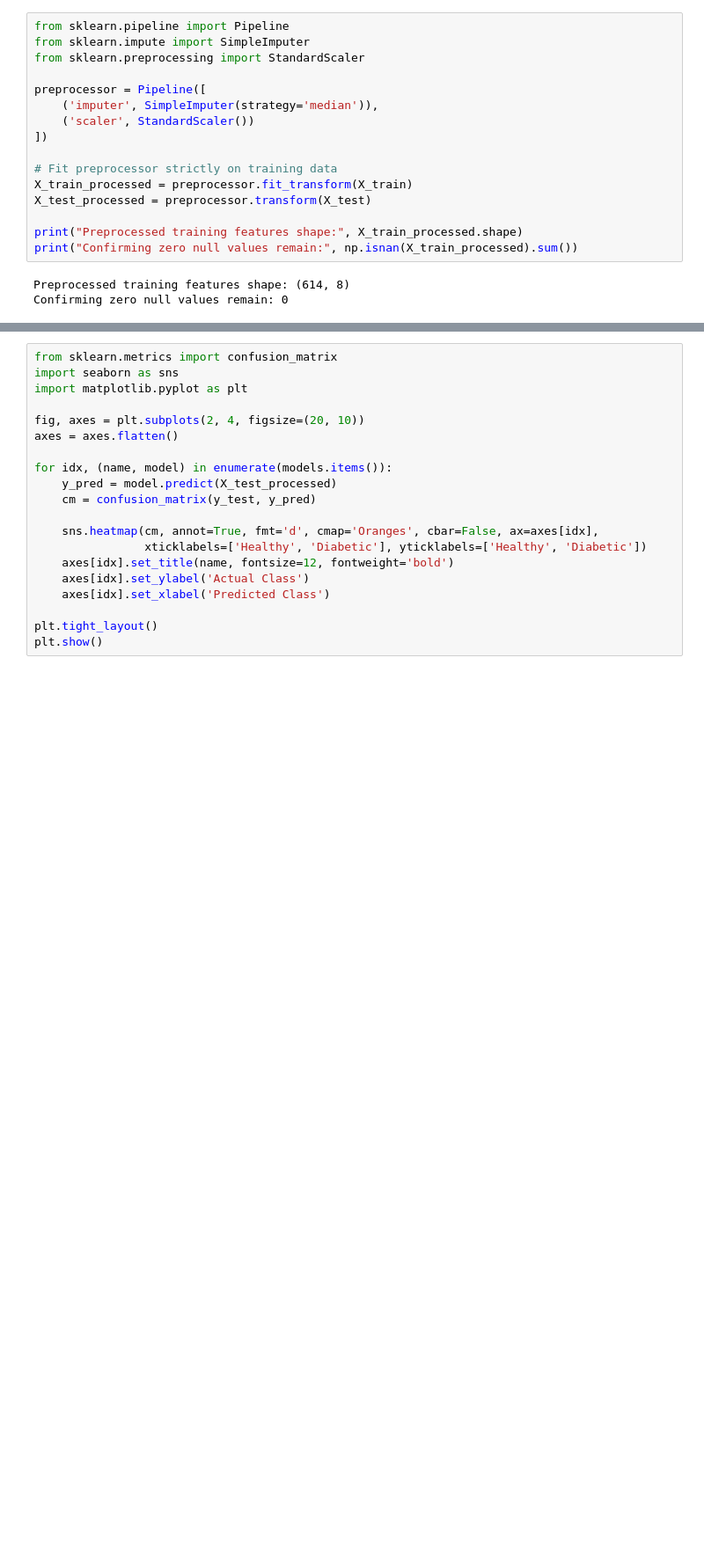
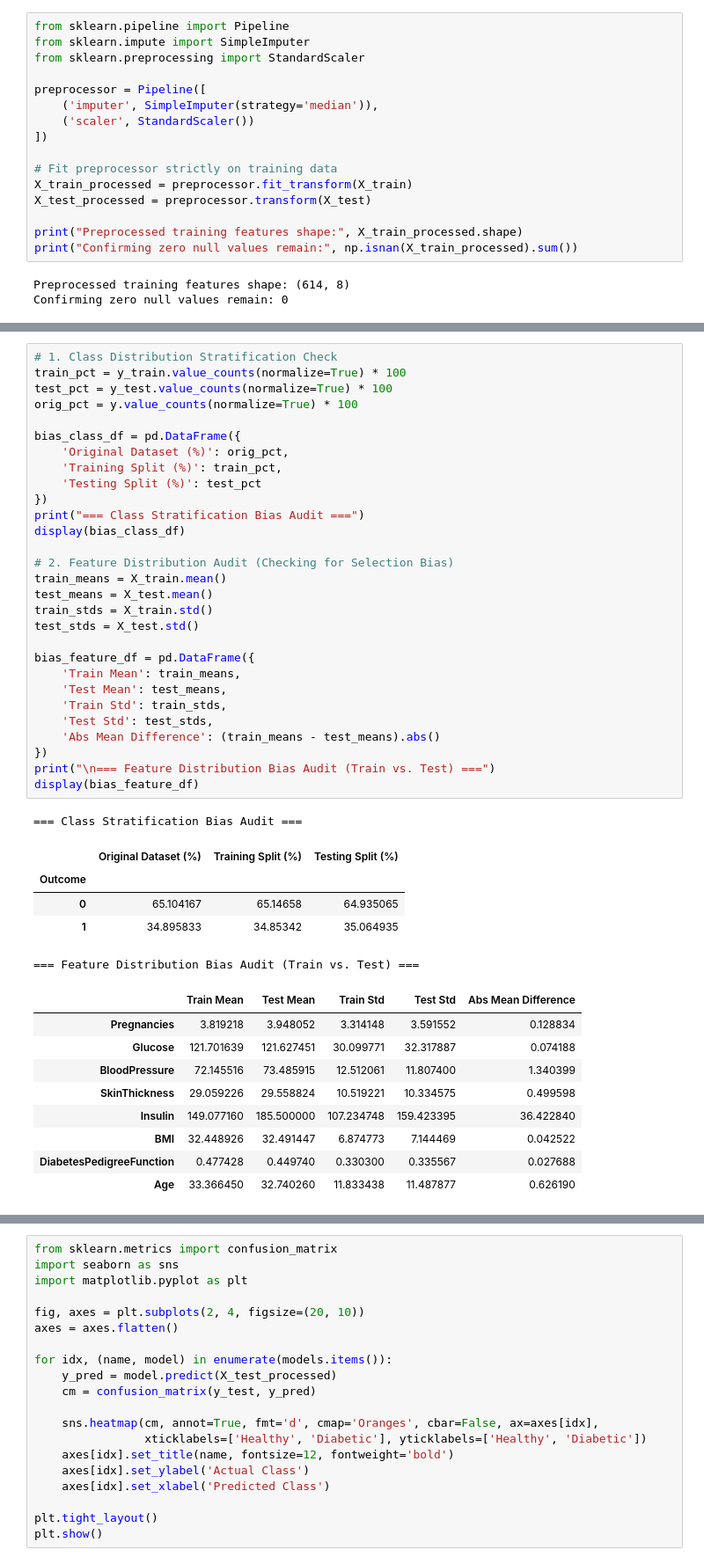
Before and after one commit to binodshahnepal/DataAnalysis, a Jupyter notebook: diabetes.ipynb, the cells around one changed output, grey strips where cells are left out. Shown at 88% size. Drawn from its saved outputs; the diff is of its cells as text; blank space fills up the shorter version.

```diff
--- a/diabetes.ipynb
+++ b/diabetes.ipynb
@@ -386,0 +379,45 @@ We compute Accuracy, Precision, Recall, F1-Score, and ROC-AUC for all models, pe
+# %%
+# 1. Class Distribution Stratification Check
+train_pct = y_train.value_counts(normalize=True) * 100
+test_pct = y_test.value_counts(normalize=True) * 100
+orig_pct = y.value_counts(normalize=True) * 100
+
+bias_class_df = pd.DataFrame({
+    'Original Dataset (%)': orig_pct,
+    'Training Split (%)': train_pct,
+    'Testing Split (%)': test_pct
+})
+print("=== Class Stratification Bias Audit ===")
+display(bias_class_df)
+
+# 2. Feature Distribution Audit (Checking for Selection Bias)
+train_means = X_train.mean()
+test_means = X_test.mean()
+train_stds = X_train.std()
+test_stds = X_test.std()
+
+bias_feature_df = pd.DataFrame({
+    'Train Mean': train_means,
+    'Test Mean': test_means,
+    'Train Std': train_stds,
+    'Test Std': test_stds,
+    'Abs Mean Difference': (train_means - test_means).abs()
+})
+print("\n=== Feature Distribution Bias Audit (Train vs. Test) ===")
+display(bias_feature_df)
+# %% [output]
+=== Class Stratification Bias Audit ===
+|  | Original Dataset (%) | Training Split (%) | Testing Split (%) |
+| Outcome |  |  |  |
+| 0 | 65.104167 | 65.14658 | 64.935065 |
+| 1 | 34.895833 | 34.85342 | 35.064935 |
+=== Feature Distribution Bias Audit (Train vs. Test) ===
+|  | Train Mean | Test Mean | Train Std | Test Std | Abs Mean Difference |
+| Pregnancies | 3.819218 | 3.948052 | 3.314148 | 3.591552 | 0.128834 |
+| Glucose | 121.701639 | 121.627451 | 30.099771 | 32.317887 | 0.074188 |
+| BloodPressure | 72.145516 | 73.485915 | 12.512061 | 11.807400 | 1.340399 |
+| SkinThickness | 29.059226 | 29.558824 | 10.519221 | 10.334575 | 0.499598 |
+| Insulin | 149.077160 | 185.500000 | 107.234748 | 159.423395 | 36.422840 |
+| BMI | 32.448926 | 32.491447 | 6.874773 | 7.144469 | 0.042522 |
+| DiabetesPedigreeFunction | 0.477428 | 0.449740 | 0.330300 | 0.335567 | 0.027688 |
+| Age | 33.366450 | 32.740260 | 11.833438 | 11.487877 | 0.626190 |
```
Also changed, not shown: parts of 9 cells of this notebook.
